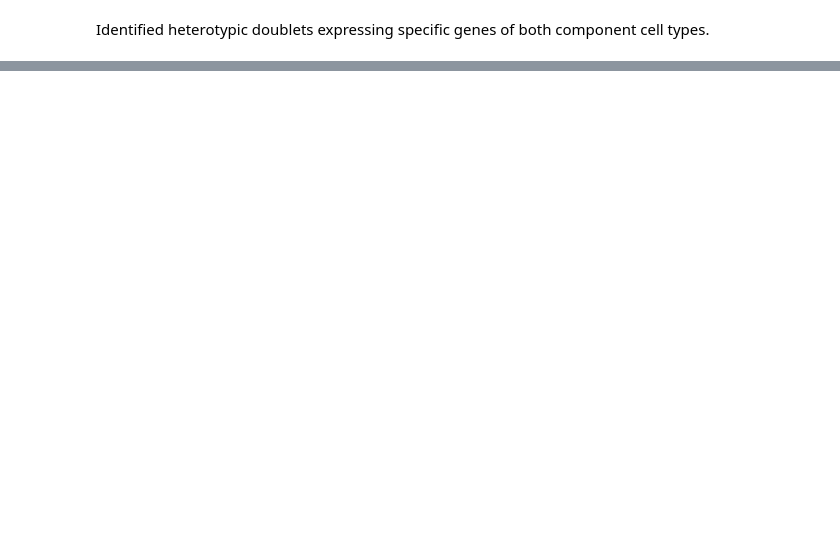
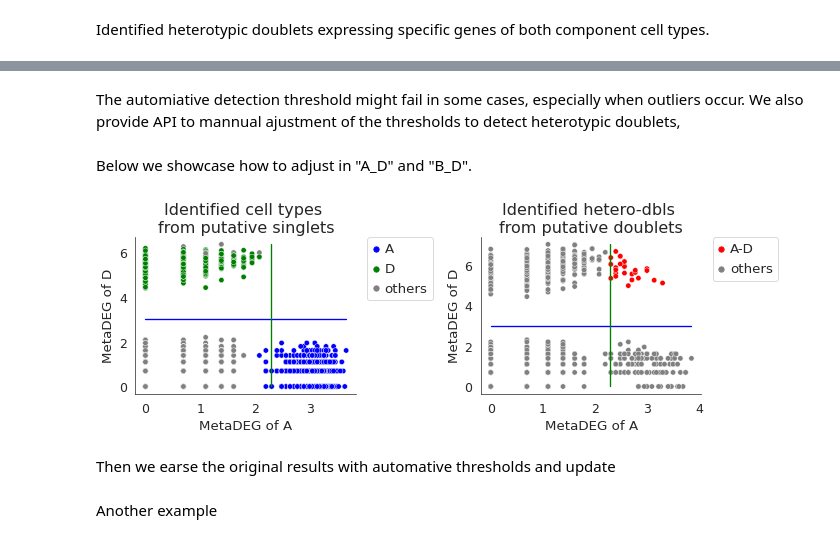
Before and after one commit to QiuyuLian/TOMAS, a Jupyter notebook: docs/source/Generic_case.ipynb, the cells around one changed output, grey strips where cells are left out. Drawn from its saved outputs; the diff is of its cells as text; code cells hidden in the pictures; blank space fills up the shorter version.

```diff
--- a/docs/source/Generic_case.ipynb
+++ b/docs/source/Generic_case.ipynb
@@ -136,2 +125,0 @@ dbl_candidate = tm.auxi.inferHeteroDbl(adata,
-# %%
-adata.obs.loc[dbl_candidate,'danno_RNAonly'] = 'B_CD8T'
@@ -137,0 +154,17 @@ adata.obs.loc[dbl_candidate,'danno_RNAonly'] = 'B_CD8T'
+# %% [markdown]
+The automiative detection threshold might fail in some cases, especially when outliers occur. We also provide API to mannual ajustment of the thresholds to detect heterotypic doublets,
+# %% [markdown]
+Below we showcase how to adjust in "A_D" and "B_D".
+# %%
+dbl = 'A_D'
+
+dbl_candidate = tm.infer.heteroDbl_bc(adata,
+                                          dbl,
+                                          d_groupby = 'droplet_type',
+                                          ct_groupby = 'danno_RNAonly',
+                                          threshold_y = 3,
+                                          de_sorted = degene_sorted)
+# %% [output]
+[figure, added]
+# %% [markdown]
+Then we earse the original results with automative thresholds and update
@@ -137,0 +174,2 @@ adata.obs.loc[dbl_candidate,'danno_RNAonly'] = 'B_CD8T'
+# %% [markdown]
+Another example
```
Also changed, not shown: parts of 36 cells of this notebook, 15 other files.
